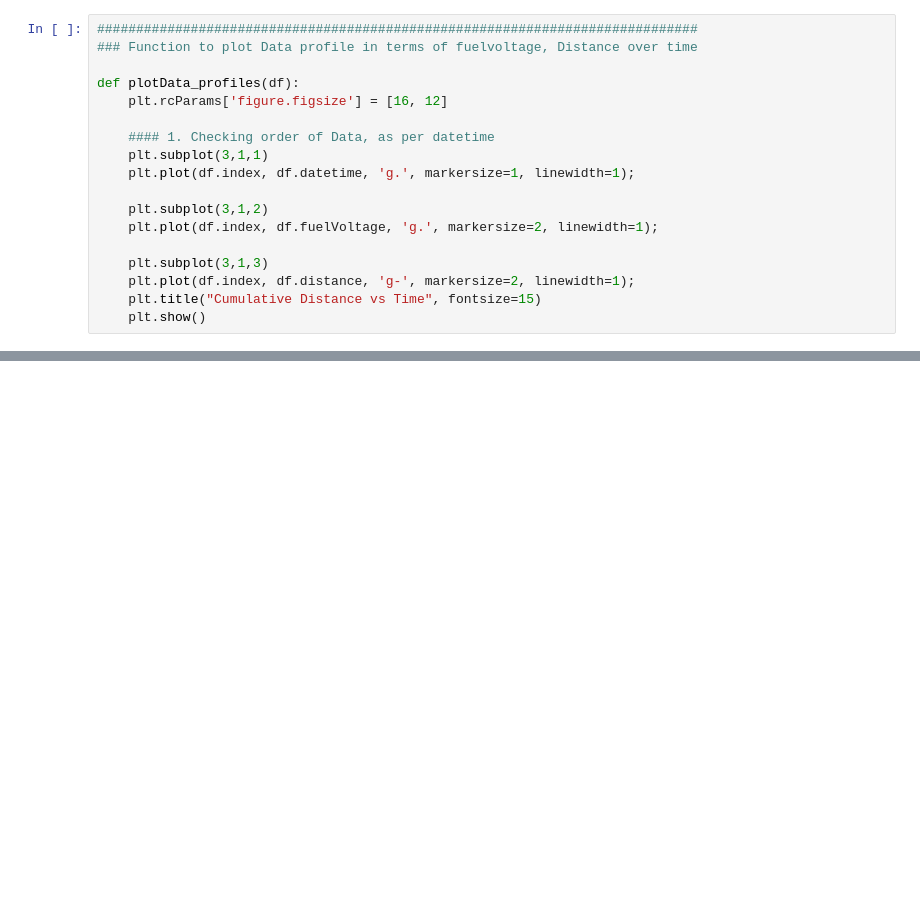
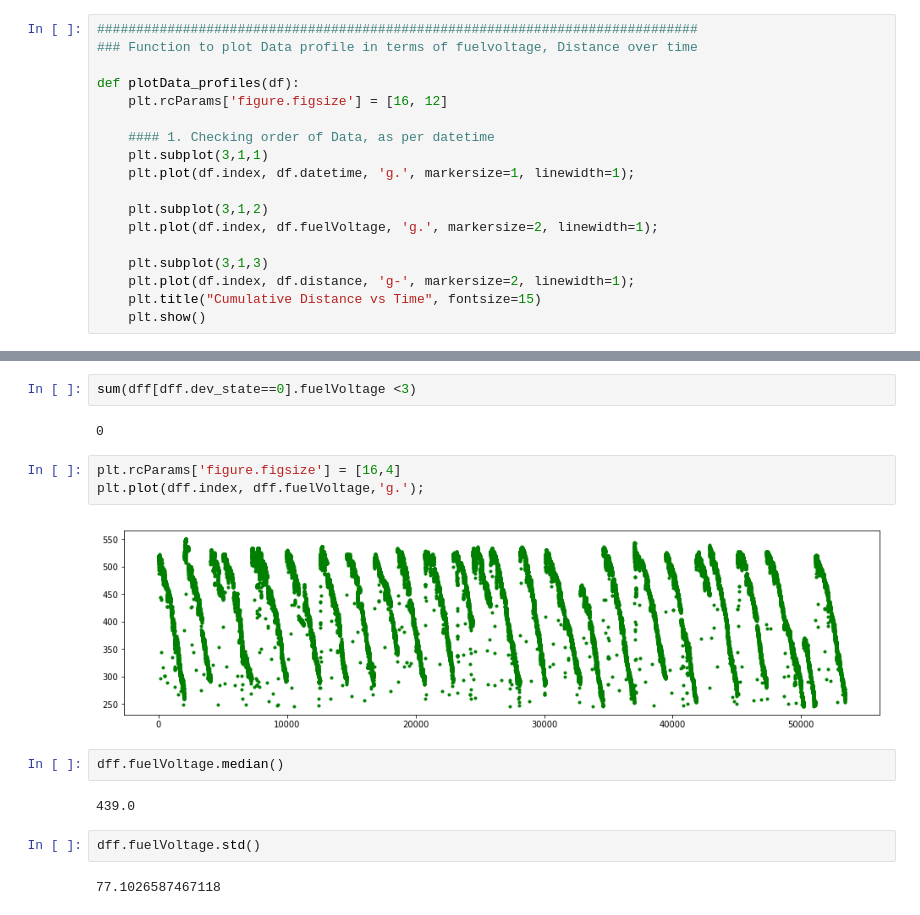
Before and after one commit to manjeet87/Signal_Analysis_UsingPython, a Jupyter notebook: Loconav/Fuel Data Analysis- ContinuousForm_MergedFile.ipynb, the cells around one changed output, grey strips where cells are left out. Cells and saved outputs as stored; diff of their text form; blank space fills up the shorter version.

```diff
--- a/Loconav/Fuel Data Analysis- ContinuousForm_MergedFile.ipynb
+++ b/Loconav/Fuel Data Analysis- ContinuousForm_MergedFile.ipynb
@@ -121,0 +184,17 @@ Dataset_1 Postformatting Done
+# %%
+sum(dff[dff.dev_state==0].fuelVoltage <3)
+# %% [output]
+0
+# %%
+plt.rcParams['figure.figsize'] = [16,4]
+plt.plot(dff.index, dff.fuelVoltage,'g.');
+# %% [output]
+[figure, added]
+# %%
+dff.fuelVoltage.median()
+# %% [output]
+439.0
+# %%
+dff.fuelVoltage.std()
+# %% [output]
+77.1026587467118
```
Also changed, not shown: parts of 25 cells of this notebook, 7 other files.
